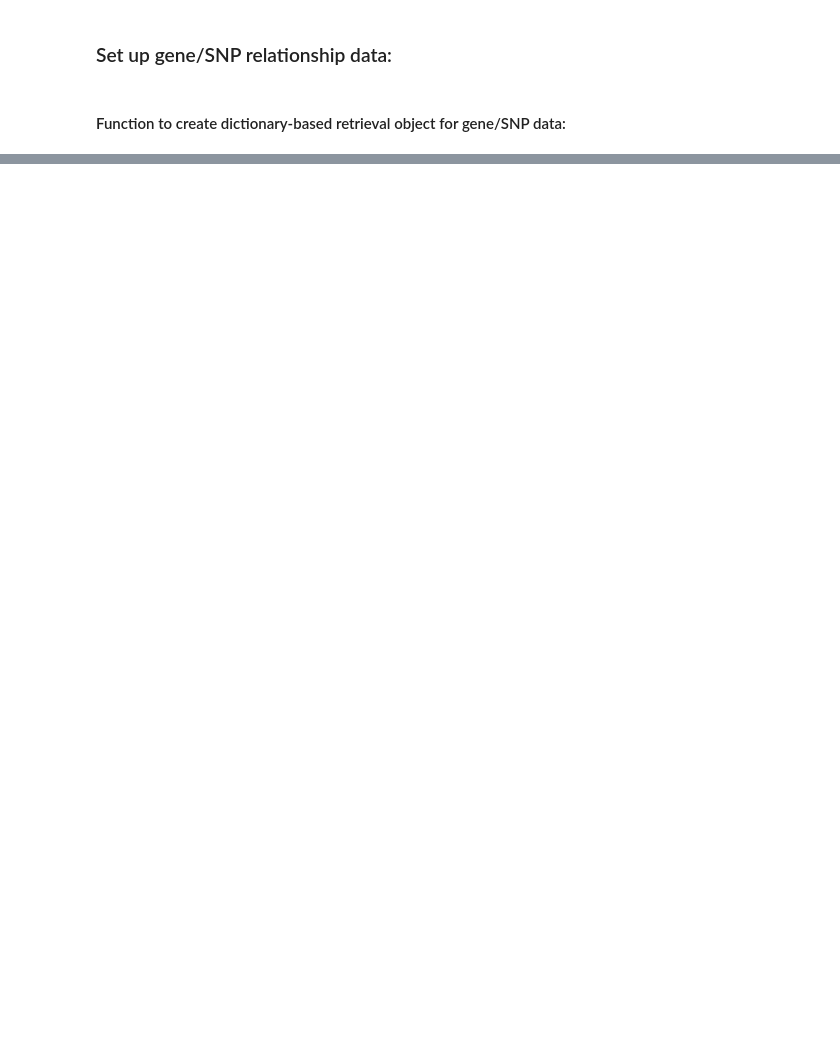
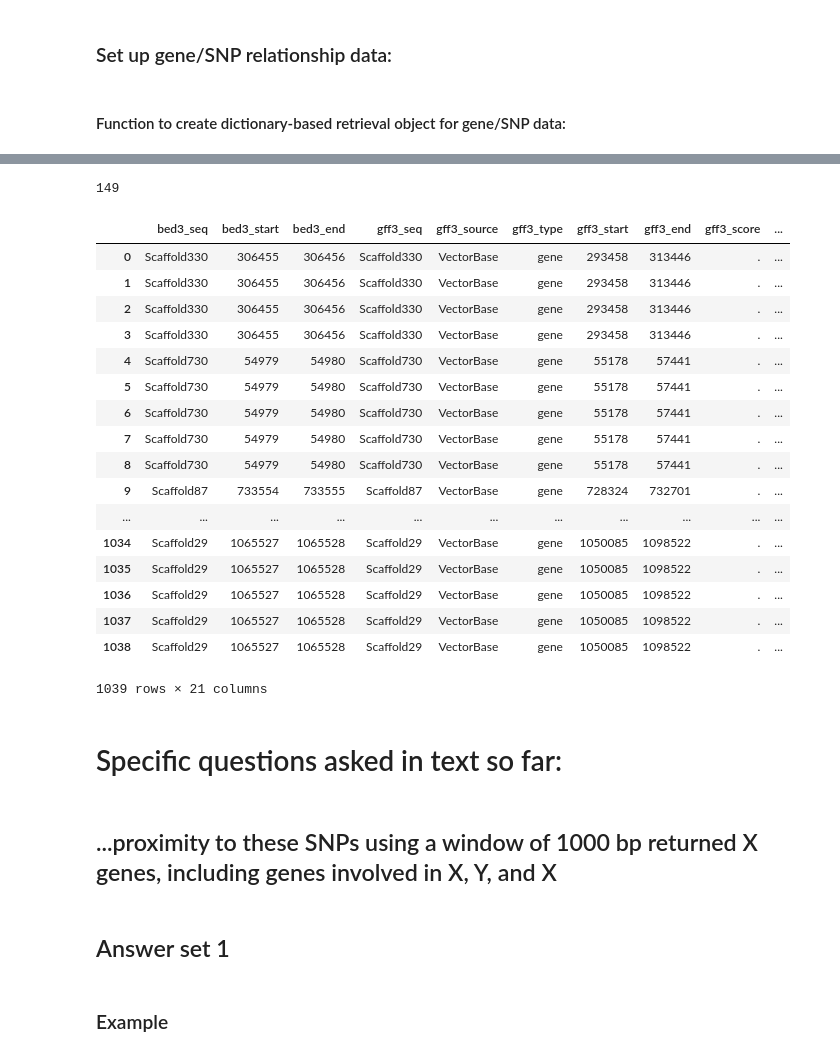
Before and after one commit to xguse/ipy_notebooks, a Jupyter notebook: YALE/ddrad58/2015-04-02_functional_annotation_table_generator_post_rerun.ipynb, the cells around one changed output, grey strips where cells are left out. Cells and saved outputs as stored; diff of their text form; code cells hidden in the pictures; blank space fills up the shorter version.

```diff
--- a/YALE/ddrad58/2015-04-02_functional_annotation_table_generator_post_rerun.ipynb
+++ b/YALE/ddrad58/2015-04-02_functional_annotation_table_generator_post_rerun.ipynb
@@ -508,0 +361,77 @@ GFUI014449
+# %%
+Selected_PopPairwiseMSNB_Environm_win500_search = snp_vs_gff_to_DF(Selected_PopPairwiseMSNB_Environm_win500.fn)
+Selected_PopPairwiseMSOT_Environm_win500_search = snp_vs_gff_to_DF(Selected_PopPairwiseMSOT_Environm_win500.fn)
+Selected_PopPairwiseMSvsNBOT_Environm_win500_search = snp_vs_gff_to_DF(Selected_PopPairwiseMSvsNBOT_Environm_win500.fn)
+Top10_PopPairwiseOverlap_Infection_win500_search = snp_vs_gff_to_DF(Top10_PopPairwiseOverlap_Infection_win500.fn)
+Top10_PopPairwiseOverlap_Environm_win500_search = snp_vs_gff_to_DF(Top10_PopPairwiseOverlap_Environm_win500.fn)
+Top05_InfectionOverall_win500_search = snp_vs_gff_to_DF(Top05_InfectionOverall_win500.fn)
+Top05_PopPairwiseOverlap_Environm_win500_search = snp_vs_gff_to_DF(Top05_PopPairwiseOverlap_Environm_win500.fn)
+Top05_PopPairwiseOverlap_Infection_win500_search = snp_vs_gff_to_DF(Top05_PopPairwiseOverlap_Infection_win500.fn)
+Top10_InfectionOverall_win500_search = snp_vs_gff_to_DF(Top10_InfectionOverall_win500.fn)
+Selected_PopPairwiseMSNB_Environm_win1000_search = snp_vs_gff_to_DF(Selected_PopPairwiseMSNB_Environm_win1000.fn)
+Selected_PopPairwiseMSOT_Environm_win1000_search = snp_vs_gff_to_DF(Selected_PopPairwiseMSOT_Environm_win1000.fn)
+Selected_PopPairwiseMSvsNBOT_Environm_win1000_search = snp_vs_gff_to_DF(Selected_PopPairwiseMSvsNBOT_Environm_win1000.fn)
+Top10_PopPairwiseOverlap_Infection_win1000_search = snp_vs_gff_to_DF(Top10_PopPairwiseOverlap_Infection_win1000.fn)
+Top10_PopPairwiseOverlap_Environm_win1000_search = snp_vs_gff_to_DF(Top10_PopPairwiseOverlap_Environm_win1000.fn)
+Top05_InfectionOverall_win1000_search = snp_vs_gff_to_DF(Top05_InfectionOverall_win1000.fn)
+Top05_PopPairwiseOverlap_Environm_win1000_search = snp_vs_gff_to_DF(Top05_PopPairwiseOverlap_Environm_win1000.fn)
+Top05_PopPairwiseOverlap_Infection_win1000_search = snp_vs_gff_to_DF(Top05_PopPairwiseOverlap_Infection_win1000.fn)
+Top10_InfectionOverall_win1000_search = snp_vs_gff_to_DF(Top10_InfectionOverall_win1000.fn)
+# %%
+fr = func_results = munch.Munch(
+Selected_PopPairwiseMSNB_Environm_win500=Selected_PopPairwiseMSNB_Environm_win500_search,
+Selected_PopPairwiseMSOT_Environm_win500=Selected_PopPairwiseMSOT_Environm_win500_search,
+Selected_PopPairwiseMSvsNBOT_Environm_win500=Selected_PopPairwiseMSvsNBOT_Environm_win500_search,
+Top10_PopPairwiseOverlap_Infection_win500=Top10_PopPairwiseOverlap_Infection_win500_search,
+Top10_PopPairwiseOverlap_Environm_win500=Top10_PopPairwiseOverlap_Environm_win500_search,
+Top05_InfectionOverall_win500=Top05_InfectionOverall_win500_search,
+Top05_PopPairwiseOverlap_Environm_win500=Top05_PopPairwiseOverlap_Environm_win500_search,
+Top05_PopPairwiseOverlap_Infection_win500=Top05_PopPairwiseOverlap_Infection_win500_search,
+Top10_InfectionOverall_win500=Top10_InfectionOverall_win500_search,
+Selected_PopPairwiseMSNB_Environm_win1000=Selected_PopPairwiseMSNB_Environm_win1000_search,
+Selected_PopPairwiseMSOT_Environm_win1000=Selected_PopPairwiseMSOT_Environm_win1000_search,
+Selected_PopPairwiseMSvsNBOT_Environm_win1000=Selected_PopPairwiseMSvsNBOT_Environm_win1000_search,
+Top10_PopPairwiseOverlap_Infection_win1000=Top10_PopPairwiseOverlap_Infection_win1000_search,
+Top10_PopPairwiseOverlap_Environm_win1000=Top10_PopPairwiseOverlap_Environm_win1000_search,
+Top05_InfectionOverall_win1000=Top05_InfectionOverall_win1000_search,
+Top05_PopPairwiseOverlap_Environm_win1000=Top05_PopPairwiseOverlap_Environm_win1000_search,
+Top05_PopPairwiseOverlap_Infection_win1000=Top05_PopPairwiseOverlap_Infection_win1000_search,
+Top10_InfectionOverall_win1000=Top10_InfectionOverall_win1000_search
+)
+# %%
+len(fr.Top10_PopPairwiseOverlap_Infection_win1000.merge(right=argot2,
+                                                      how='inner',
+                                                      on=None,
+                                                      left_on='gff3_rec', right_on='gene_id').gene_id.unique())
+# %% [output]
+149
+# %%
+fr.Top10_PopPairwiseOverlap_Infection_win1000.merge(right=argot2,
+                                                      how='inner',
+                                                      on=None,
+                                                      left_on='gff3_rec', right_on='gene_id')
+# %% [output]
+|  | bed3_seq | bed3_start | bed3_end | gff3_seq | gff3_source | gff3_type | gff3_start | gff3_end | gff3_score | ... |
+| 0 | Scaffold330 | 306455 | 306456 | Scaffold330 | VectorBase | gene | 293458 | 313446 | . | ... |
+| 1 | Scaffold330 | 306455 | 306456 | Scaffold330 | VectorBase | gene | 293458 | 313446 | . | ... |
+| 2 | Scaffold330 | 306455 | 306456 | Scaffold330 | VectorBase | gene | 293458 | 313446 | . | ... |
+| 3 | Scaffold330 | 306455 | 306456 | Scaffold330 | VectorBase | gene | 293458 | 313446 | . | ... |
+| 4 | Scaffold730 | 54979 | 54980 | Scaffold730 | VectorBase | gene | 55178 | 57441 | . | ... |
+| 5 | Scaffold730 | 54979 | 54980 | Scaffold730 | VectorBase | gene | 55178 | 57441 | . | ... |
+| 6 | Scaffold730 | 54979 | 54980 | Scaffold730 | VectorBase | gene | 55178 | 57441 | . | ... |
+| 7 | Scaffold730 | 54979 | 54980 | Scaffold730 | VectorBase | gene | 55178 | 57441 | . | ... |
+| 8 | Scaffold730 | 54979 | 54980 | Scaffold730 | VectorBase | gene | 55178 | 57441 | . | ... |
+| 9 | Scaffold87 | 733554 | 733555 | Scaffold87 | VectorBase | gene | 728324 | 732701 | . | ... |
+| ... | ... | ... | ... | ... | ... | ... | ... | ... | ... | ... |
+| 1034 | Scaffold29 | 1065527 | 1065528 | Scaffold29 | VectorBase | gene | 1050085 | 1098522 | . | ... |
+| 1035 | Scaffold29 | 1065527 | 1065528 | Scaffold29 | VectorBase | gene | 1050085 | 1098522 | . | ... |
+| 1036 | Scaffold29 | 1065527 | 1065528 | Scaffold29 | VectorBase | gene | 1050085 | 1098522 | . | ... |
+| 1037 | Scaffold29 | 1065527 | 1065528 | Scaffold29 | VectorBase | gene | 1050085 | 1098522 | . | ... |
+| 1038 | Scaffold29 | 1065527 | 1065528 | Scaffold29 | VectorBase | gene | 1050085 | 1098522 | . | ... |
+1039 rows × 21 columns
+# %% [markdown]
+# Specific questions asked in text so far:
+# %% [markdown]
+## ...proximity to these SNPs using a window of 1000 bp returned X genes, including genes involved in X, Y, and X
+# %% [markdown]
+## Answer set 1
@@ -508,0 +558,2 @@ GFUI014449
+# %% [markdown]
+### Example
```
Also changed, not shown: parts of 32 cells of this notebook.
